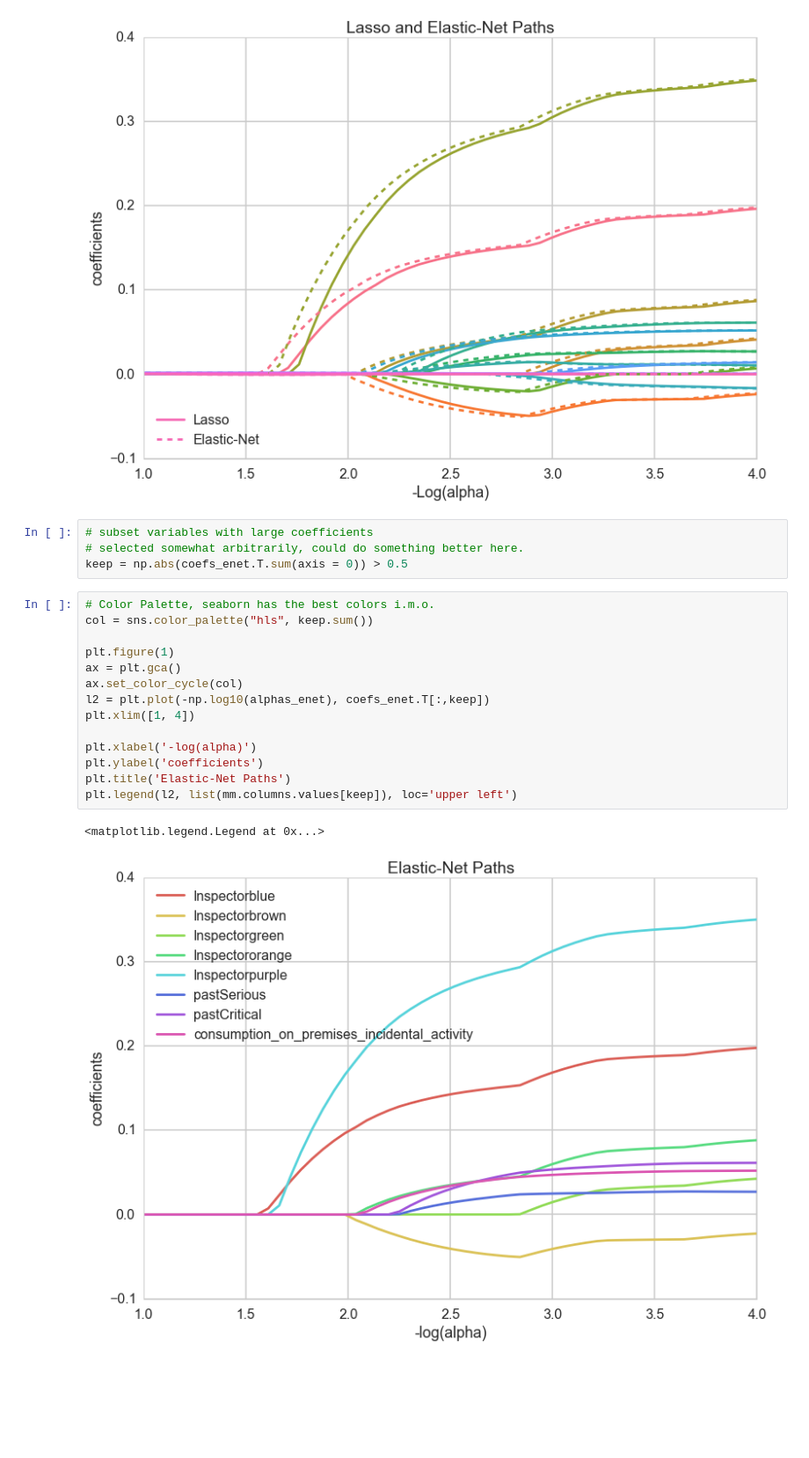
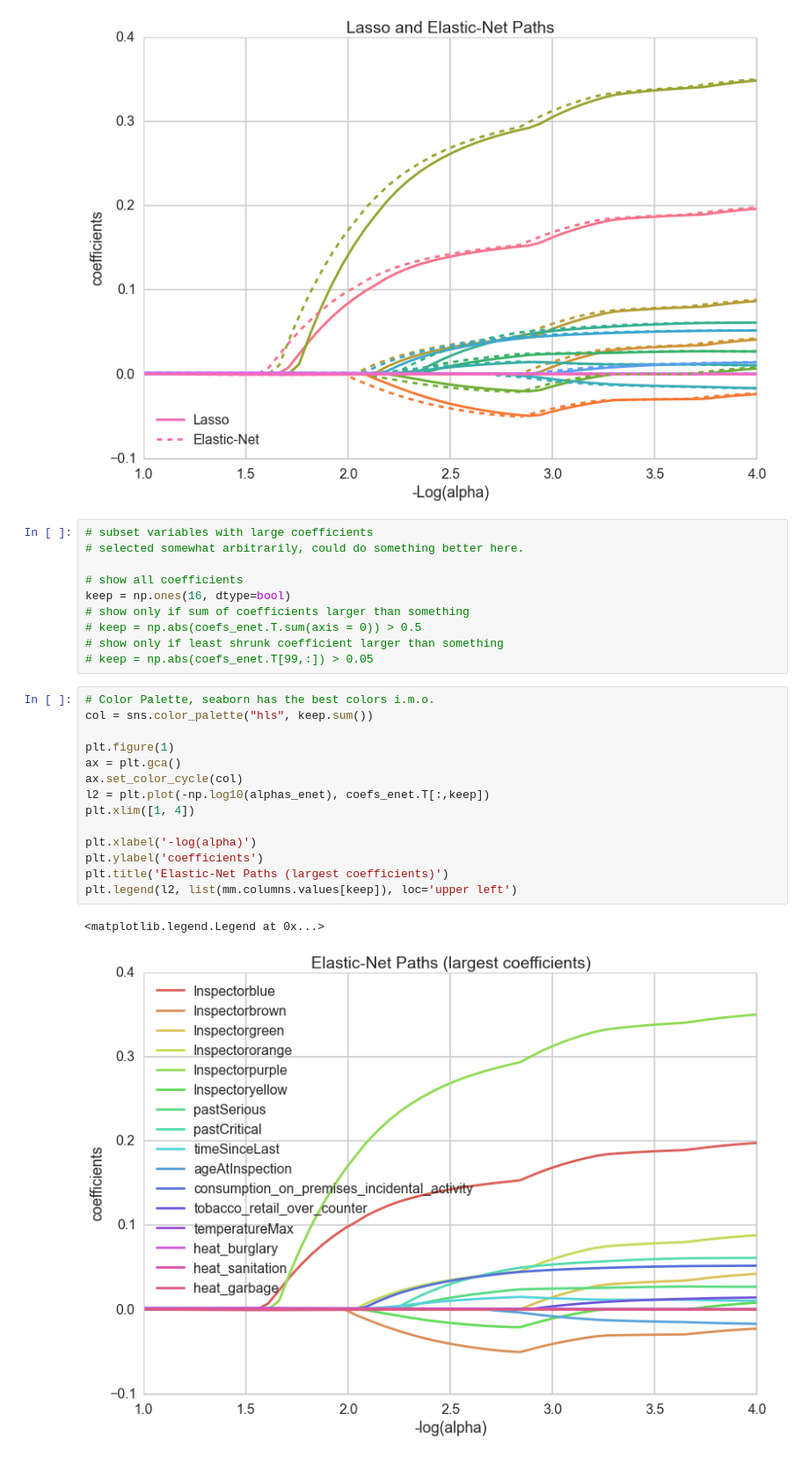
Before and after one commit to cs109/2015lab11, a Jupyter notebook: Lab11-Project-and-Food-Inspection-Forecasting.ipynb, the cells around one changed output. Shown at 88% size. Saved outputs shown, nothing was run; the diff lists cells and outputs as text; blank space fills up the shorter version.

```diff
--- a/Lab11-Project-and-Food-Inspection-Forecasting.ipynb
+++ b/Lab11-Project-and-Food-Inspection-Forecasting.ipynb
@@ -312,24 +310,30 @@ plt.legend((l1[-1], l2[-1]), ('Lasso', 'Elastic-Net'), loc='lower left')
 # %%
 # subset variables with large coefficients
 # selected somewhat arbitrarily, could do something better here.
-keep = np.abs(coefs_enet.T.sum(axis = 0)) > 0.5
+
+# show all coefficients
+keep = np.ones(16, dtype=bool)
+# show only if sum of coefficients larger than something
+# keep = np.abs(coefs_enet.T.sum(axis = 0)) > 0.5
+# show only if least shrunk coefficient larger than something
+# keep = np.abs(coefs_enet.T[99,:]) > 0.05
 # %%
 # Color Palette, seaborn has the best colors i.m.o.
 col = sns.color_palette("hls", keep.sum())
 
 plt.figure(1)
 ax = plt.gca()
 ax.set_color_cycle(col)
 l2 = plt.plot(-np.log10(alphas_enet), coefs_enet.T[:,keep])
 plt.xlim([1, 4])
 
 plt.xlabel('-log(alpha)')
 plt.ylabel('coefficients')
-plt.title('Elastic-Net Paths')
+plt.title('Elastic-Net Paths (largest coefficients)')
 plt.legend(l2, list(mm.columns.values[keep]), loc='upper left')
 # %% [output]
 <matplotlib.legend.Legend at 0x...>
-[figure, old version]
+[figure, new version]
 # %% [markdown]
 ## Reading Path Charts
 Both Lasso and Elastic Net regularization have the property that with enough regularization (large $\alpha$) (or small $-log(\alpha)$ on the chart) the coefficients ($\hat\beta_0, \hat\beta_1, ..., \hat\beta_p$) get shrunk to 0. That means they're no longer playing a role in the prediction! Recall:
```
Also changed, not shown: parts of 11 cells of this notebook, 1 other file.
